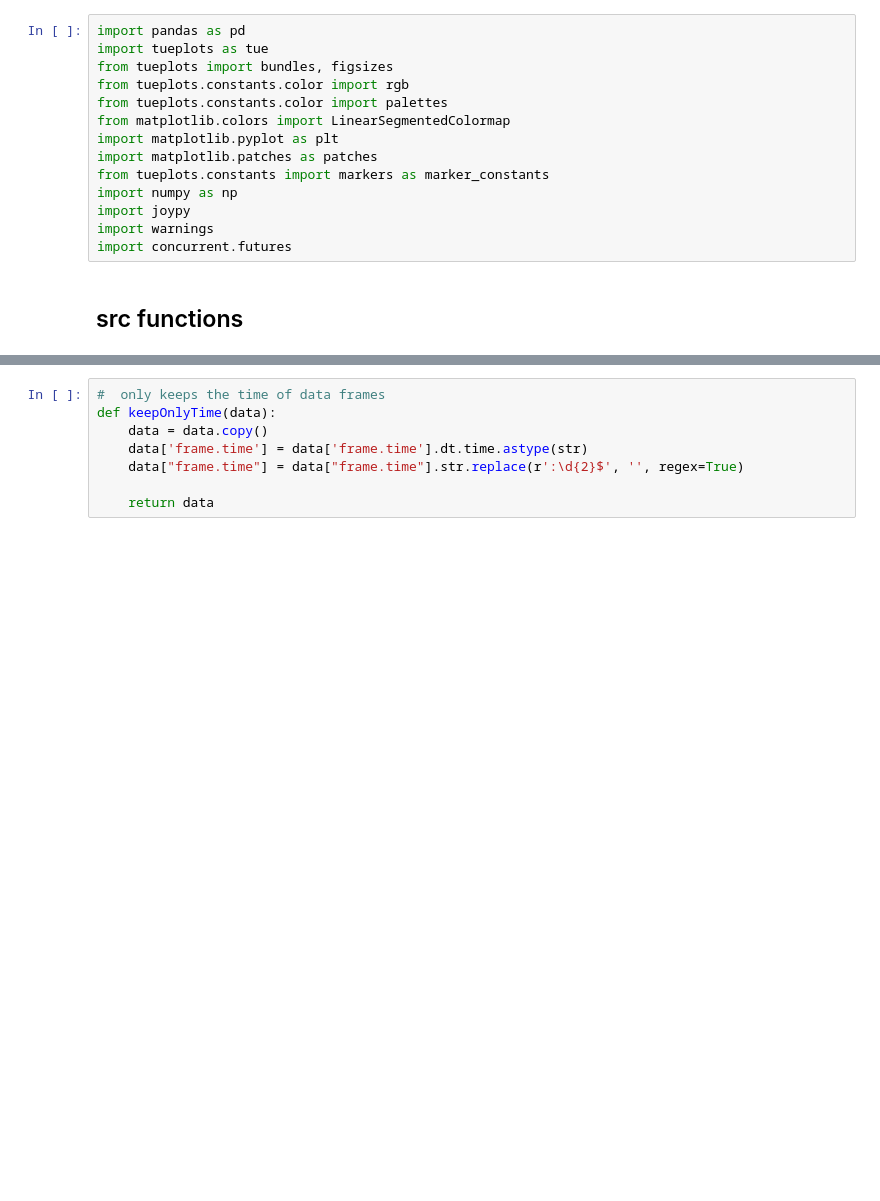
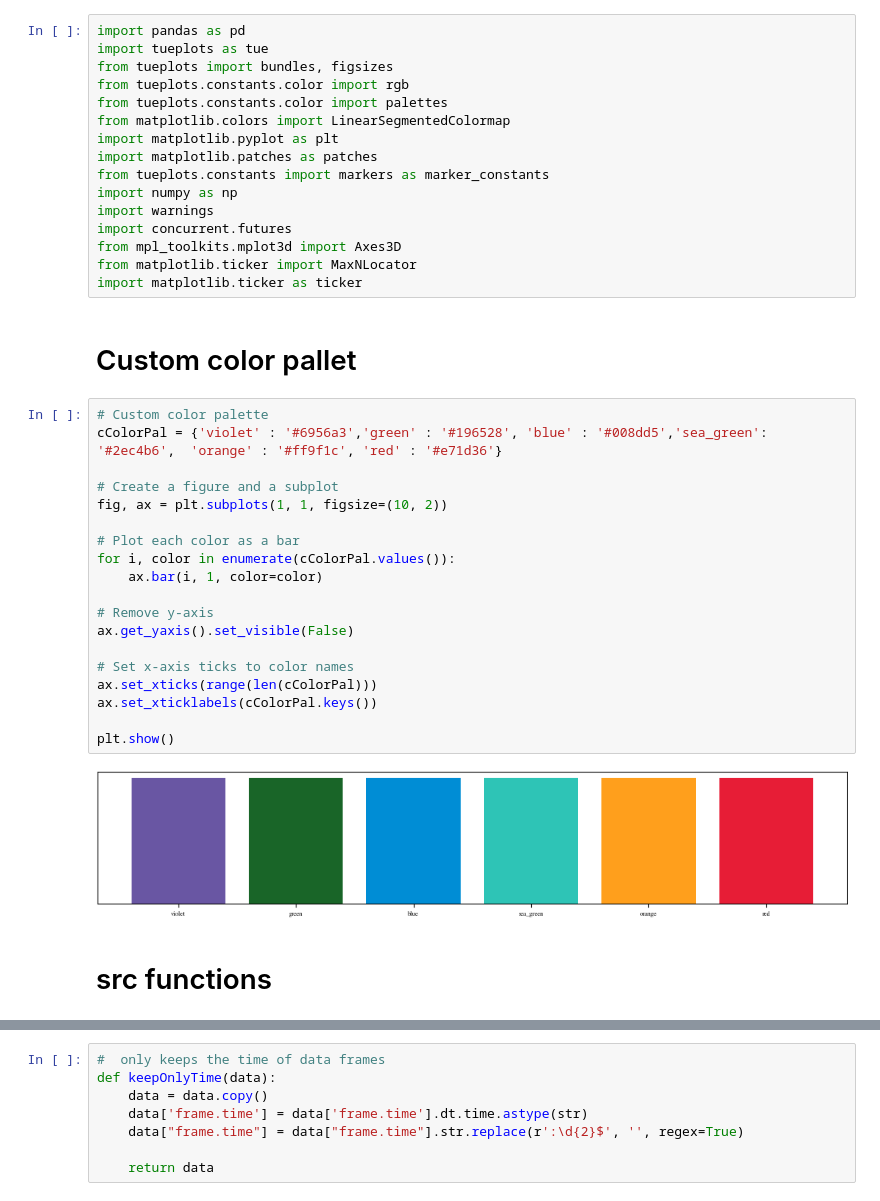
Before and after one commit to danielbischofff/dataLiteracyPeopleCounting, a Jupyter notebook: PeopleFlowMensa.ipynb, the cells around one changed output, grey strips where cells are left out. Saved outputs shown, nothing was run; the diff lists cells and outputs as text; blank space fills up the shorter version.

```diff
--- a/PeopleFlowMensa.ipynb
+++ b/PeopleFlowMensa.ipynb
@@ -9,11 +9,36 @@ import matplotlib.pyplot as plt
 import matplotlib.patches as patches
 from tueplots.constants import markers as marker_constants
 import numpy as np
-import joypy
 import warnings
 import concurrent.futures
+from mpl_toolkits.mplot3d import Axes3D
+from matplotlib.ticker import MaxNLocator
+import matplotlib.ticker as ticker
+# %% [markdown]
+# Custom color pallet
+# %%
+# Custom color palette
+cColorPal = {'violet' : '#6956a3','green' : '#196528', 'blue' : '#008dd5','sea_green': '#2ec4b6',  'orange' : '#ff9f1c', 'red' : '#e71d36'}
+
+# Create a figure and a subplot
+fig, ax = plt.subplots(1, 1, figsize=(10, 2))
+
+# Plot each color as a bar
+for i, color in enumerate(cColorPal.values()):
+    ax.bar(i, 1, color=color)
+
+# Remove y-axis
+ax.get_yaxis().set_visible(False)
+
+# Set x-axis ticks to color names
+ax.set_xticks(range(len(cColorPal)))
+ax.set_xticklabels(cColorPal.keys())
+
+plt.show()
+# %% [output]
+[figure, added]
 # %% [markdown]
-## src functions
+# src functions
 # %%
 # Merge all dataframes and rename the count columns
 def rename_merge(dataframes, suffixes):
```
Also changed, not shown: parts of 49 cells of this notebook.
